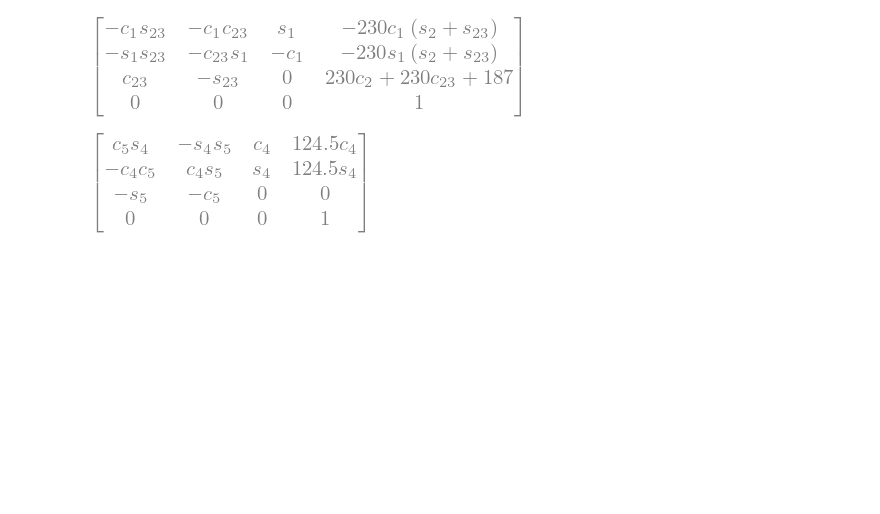
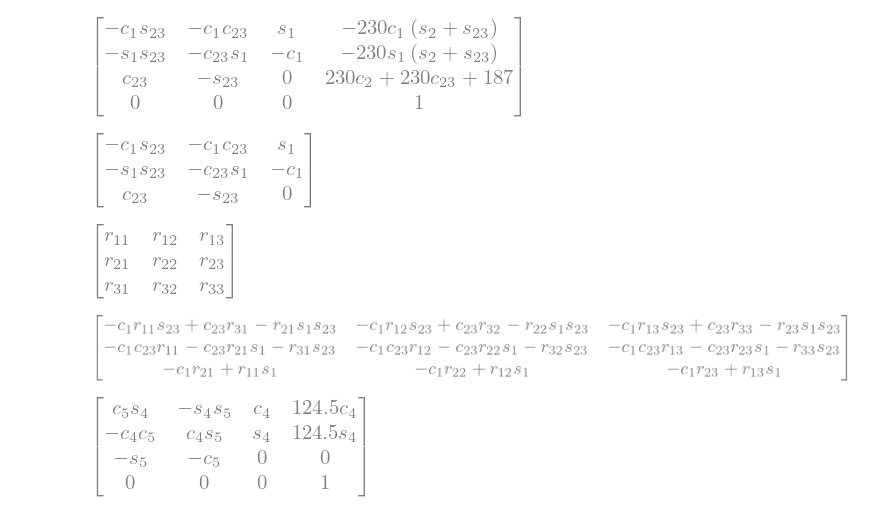
Before and after one commit to ErickNMA/PFC, a Jupyter notebook: ED7255/ED7255-FKM.ipynb, the cells around one changed output. Drawn from its saved outputs; the diff is of its cells as text; code cells hidden in the pictures; blank space fills up the shorter version.

```diff
--- a/ED7255/ED7255-FKM.ipynb
+++ b/ED7255/ED7255-FKM.ipynb
@@ -30,6 +30,26 @@ abrev(MCD)
 ED7255.HTM(0,3, True)
 # %% [output]
 [figure]
+# %%
+R30 = ED7255.HTM(0,3, True)[:3,:3]
+
+R30
+# %% [output]
+[figure, added]
+# %%
+R = Matrix(np.array([
+    [Symbol('r11'), Symbol('r12'), Symbol('r13')],
+    [Symbol('r21'), Symbol('r22'), Symbol('r23')],
+    [Symbol('r31'), Symbol('r32'), Symbol('r33')]
+]))
+
+R
+# %% [output]
+[figure, added]
+# %%
+R30.T@R
+# %% [output]
+[figure, added]
 # %%
 ED7255.HTM(3,5, True)
 # %% [output]
```
